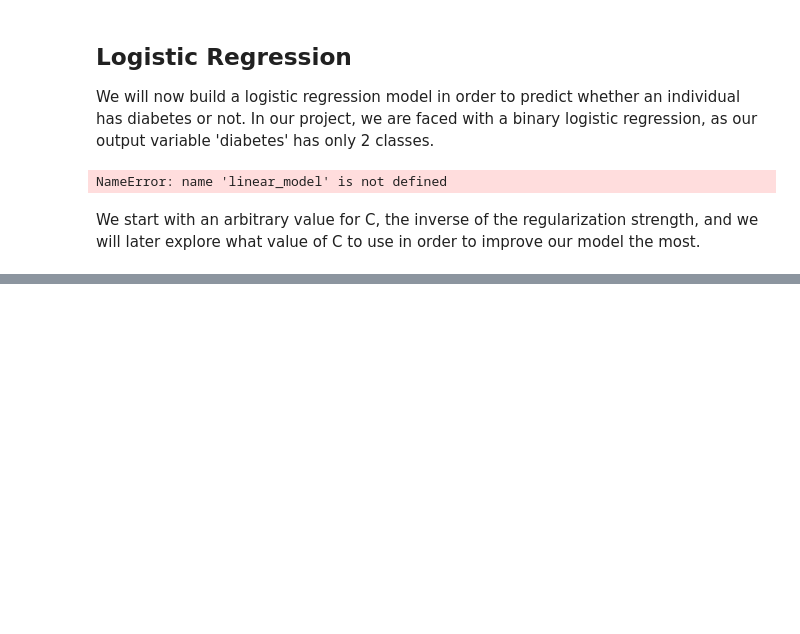
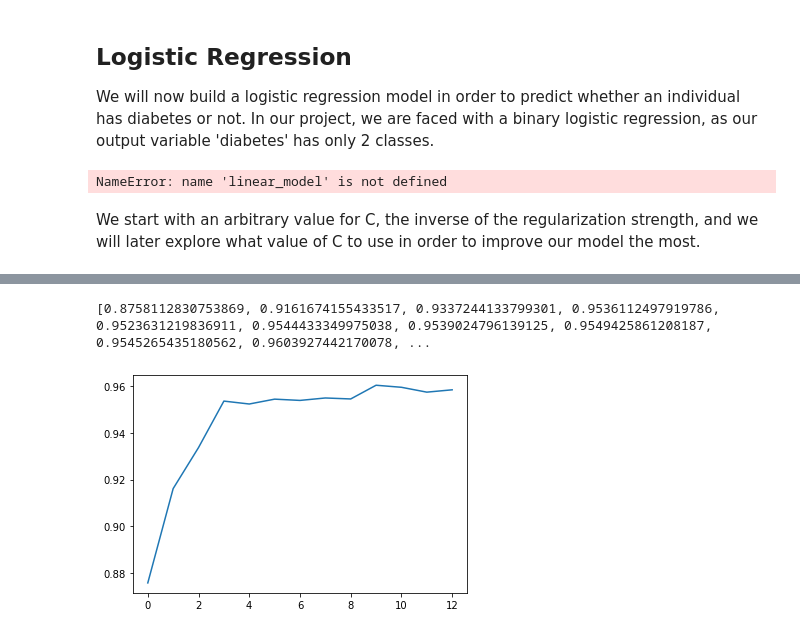
Before and after one commit to flaviagrasso/CSE204_Project, a Jupyter notebook: MachineLearningProject/MACHINE LEARNING PROJECT.ipynb, the cells around one changed output, grey strips where cells are left out. Drawn from its saved outputs; the diff is of its cells as text; code cells hidden in the pictures; blank space fills up the shorter version.

```diff
--- a/MachineLearningProject/MACHINE LEARNING PROJECT.ipynb
+++ b/MachineLearningProject/MACHINE LEARNING PROJECT.ipynb
@@ -153,0 +201,23 @@ accuracy_score(Y_test, y_pred)
+# %%
+accuracy=[]
+for n in range(1,14):
+    scaler = StandardScaler()
+    X_scaled = scaler.fit_transform(X)
+    pca = PCA(n_components=n)
+    X_pca = pca.fit_transform(X_scaled)
+    X_train, X_test, Y_train, Y_test = train_test_split(X_pca, Y, test_size = 0.25,random_state = 42)
+    model = sklearn.neighbors.KNeighborsClassifier(n_neighbors=n)
+    Y_train = Y_train.to_numpy().ravel()
+    Y_test = Y_test.to_numpy().ravel()
+    model.fit(X_train, Y_train)
+
+    predictions=model.predict(X_test)
+    accuracy+=[accuracy_score(Y_test,predictions)]
+
+
+print(accuracy)
+plt.plot(accuracy)
+plt.show()
+# %% [output]
+[0.8758112830753869, 0.9161674155433517, 0.9337244133799301, 0.9536112497919786, 0.9523631219836911, 0.9544433349975038, 0.9539024796139125, 0.9549425861208187, 0.9545265435180562, 0.9603927442170078, ...
+[figure, added]
```
Also changed, not shown: parts of 6 cells of this notebook, 1 other file.
